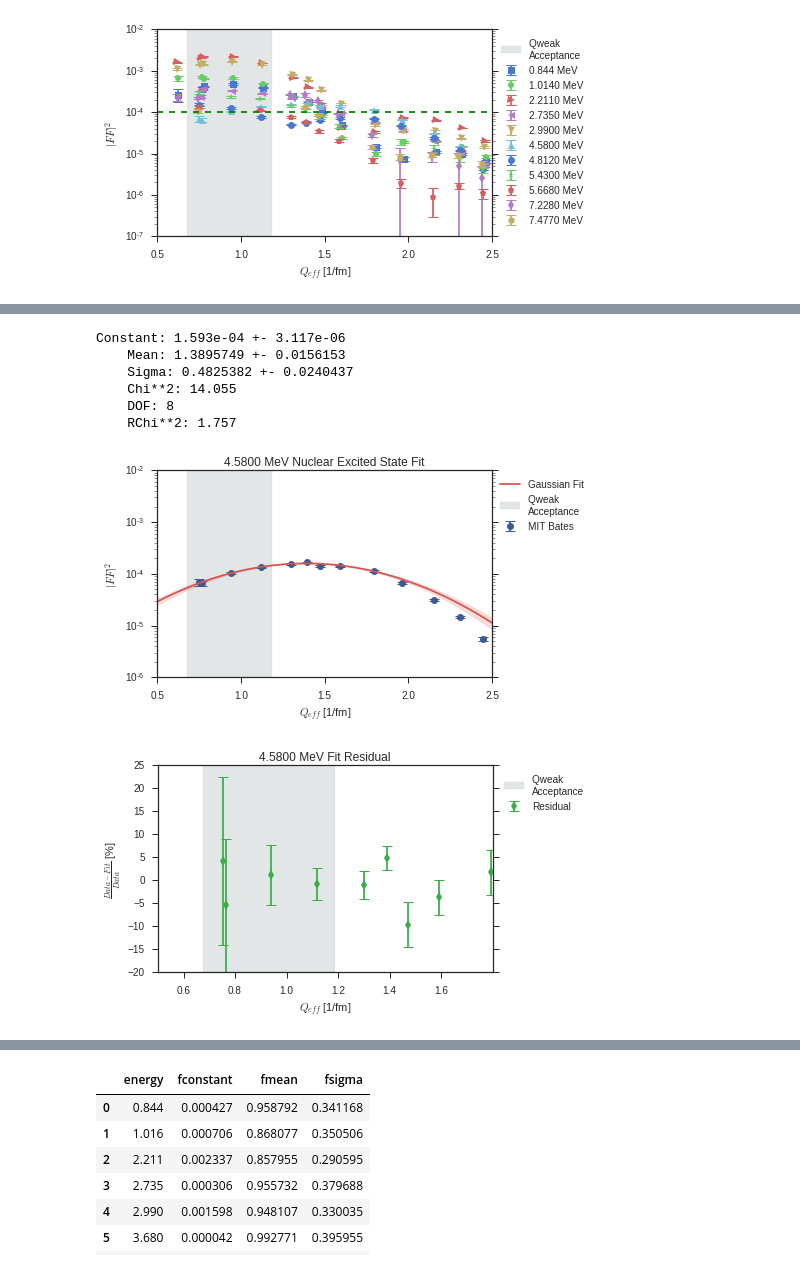
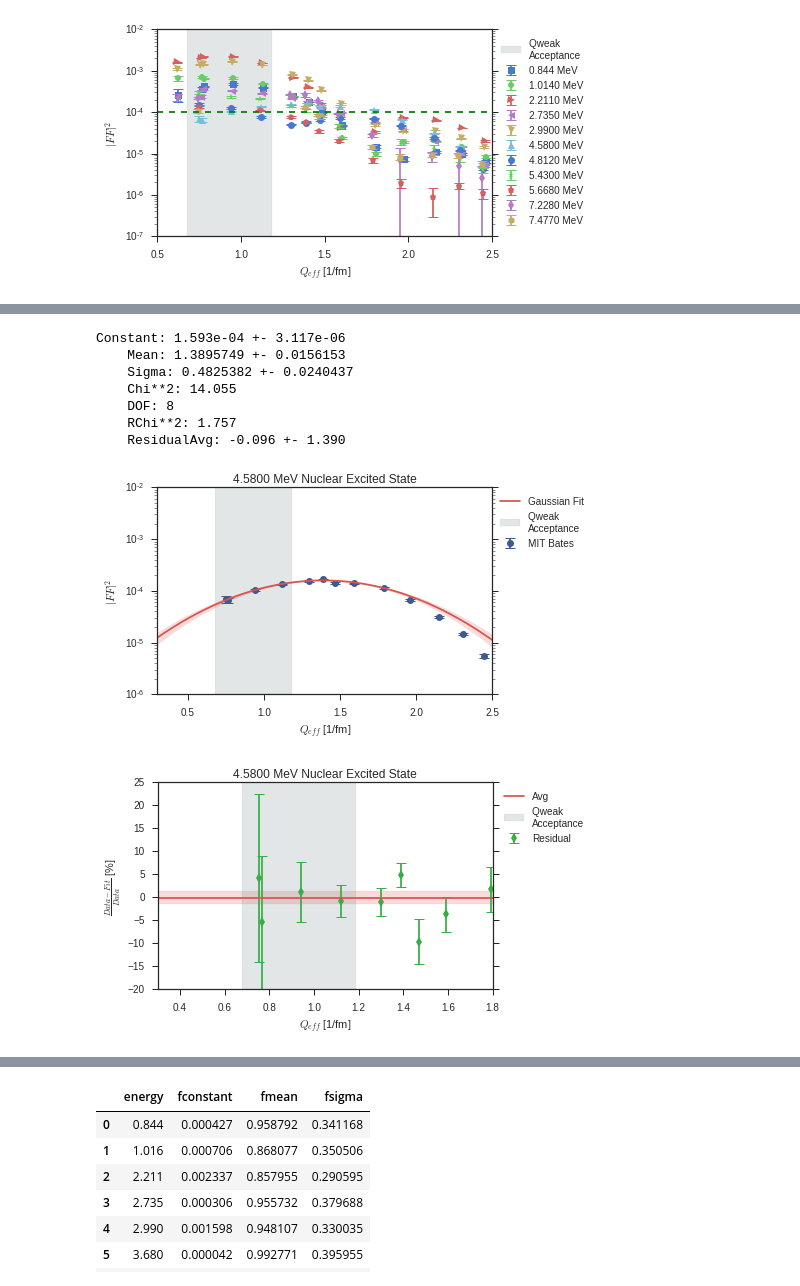
Before and after one commit to kdbartlett/Qweak, a Jupyter notebook: longitudinal_analysis/excited_states/al_nuclear_excited_states.ipynb, the cells around one changed output, grey strips where cells are left out. Drawn from its saved outputs; the diff is of its cells as text; code cells hidden in the pictures.

```diff
--- a/longitudinal_analysis/excited_states/al_nuclear_excited_states.ipynb
+++ b/longitudinal_analysis/excited_states/al_nuclear_excited_states.ipynb
@@ -18,7 +18,7 @@ sns.set_palette("muted")
 plot_size = 6*np.array([1.0,(2.0/(1.0+np.sqrt(5.0)))]) #Use Golden ratio as aspect ratio for plots
 # %%
 # Plot range ranges
-x_low = 0.5 # [1/fm]
+x_low = 0.3 # [1/fm]
 x_high = 2.5 # [1/fm]
 y_low = 1e-6
 y_high = 1e-2
@@ -28,7 +28,7 @@ fit_x_range = np.linspace(x_low,x_high,1e3)
 qweak_acceptance = (0.676, 1.188)# Qweak Q acceptance [1/fm]
 
 #fit_range = (0.5, 1.4) # [1/fm]
-fit_range = (0.5, 1.8) # [1/fm]
+fit_range = (0.3, 1.8) # [1/fm]
 #fit_range = qweak_acceptance
 
 energy_lvl = ('0.844',
@@ -909,24 +1058,27 @@ Constant: 1.657e-03 +- 2.742e-05
 # %%
 # 4.5800 MeV Excited State Plots
 plot_combo(al_4_5800_MeV_state_Q_eff,
            al_4_5800_MeV_state_Q_eff_fit,
            al_4_5800_MeV_state_ff,
-           al_4_5800_MeV_state_ff_fit,
            al_4_5800_MeV_state_err,
-           al_4_5800_MeV_state_err_fit,
            al_4_5800_MeV_popt,
            al_4_5800_MeV_pcov,
            al_4_5800_MeV_chi2,
+           al_4_5800_MeV_pdiff,
+           al_4_5800_MeV_pdiff_err,
+           al_4_5800_MeV_avg,
+           al_4_5800_MeV_avg_err,
            energy_lvl[10])
 # %% [output]
 Constant: 1.593e-04 +- 3.117e-06
     Mean: 1.3895749 +- 0.0156153
     Sigma: 0.4825382 +- 0.0240437
     Chi**2: 14.055
     DOF: 8
     RChi**2: 1.757
+    ResidualAvg: -0.096 +- 1.390
-[figure, old version]
+[figure, new version]
-[figure, old version]
+[figure, new version]
 # %%
 # 4.8120 MeV Excited State Plots
 plot_combo(al_4_8120_MeV_state_Q_eff,
```
Also changed, not shown: parts of 28 cells of this notebook, 53 other files.
